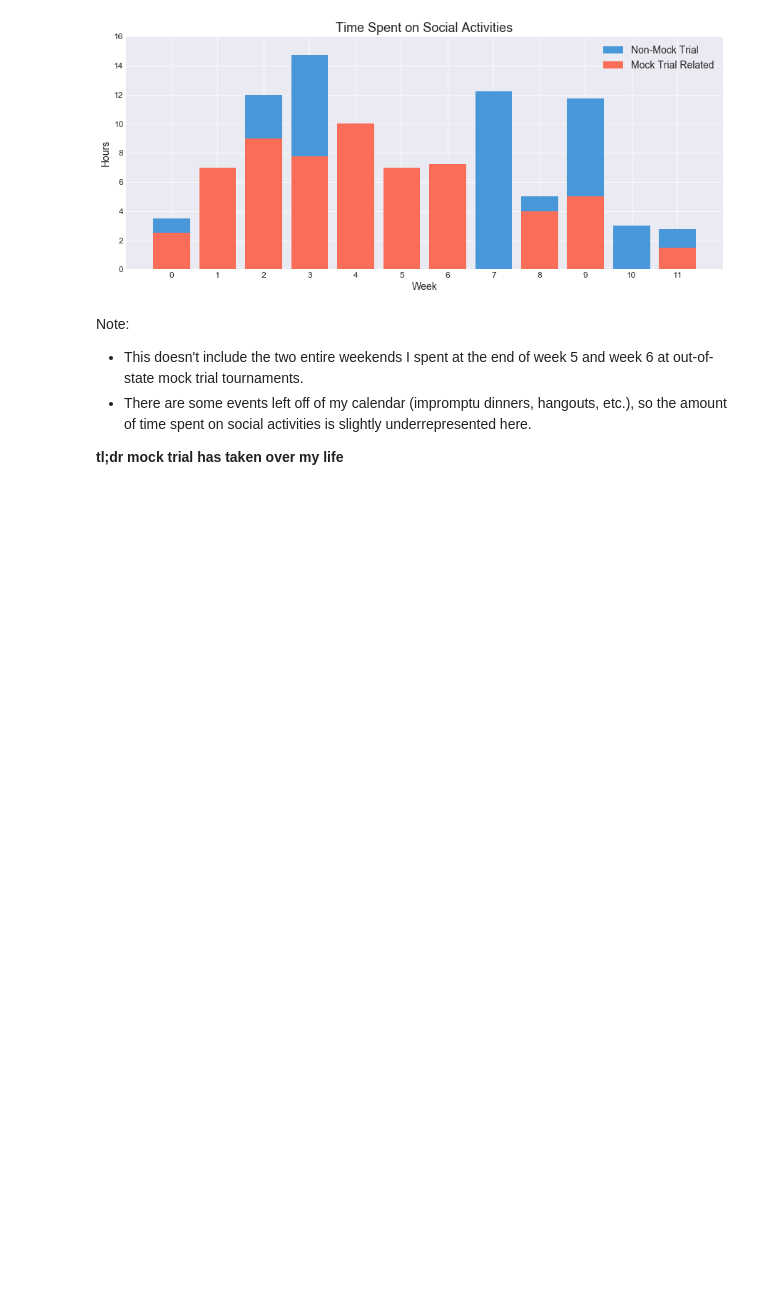
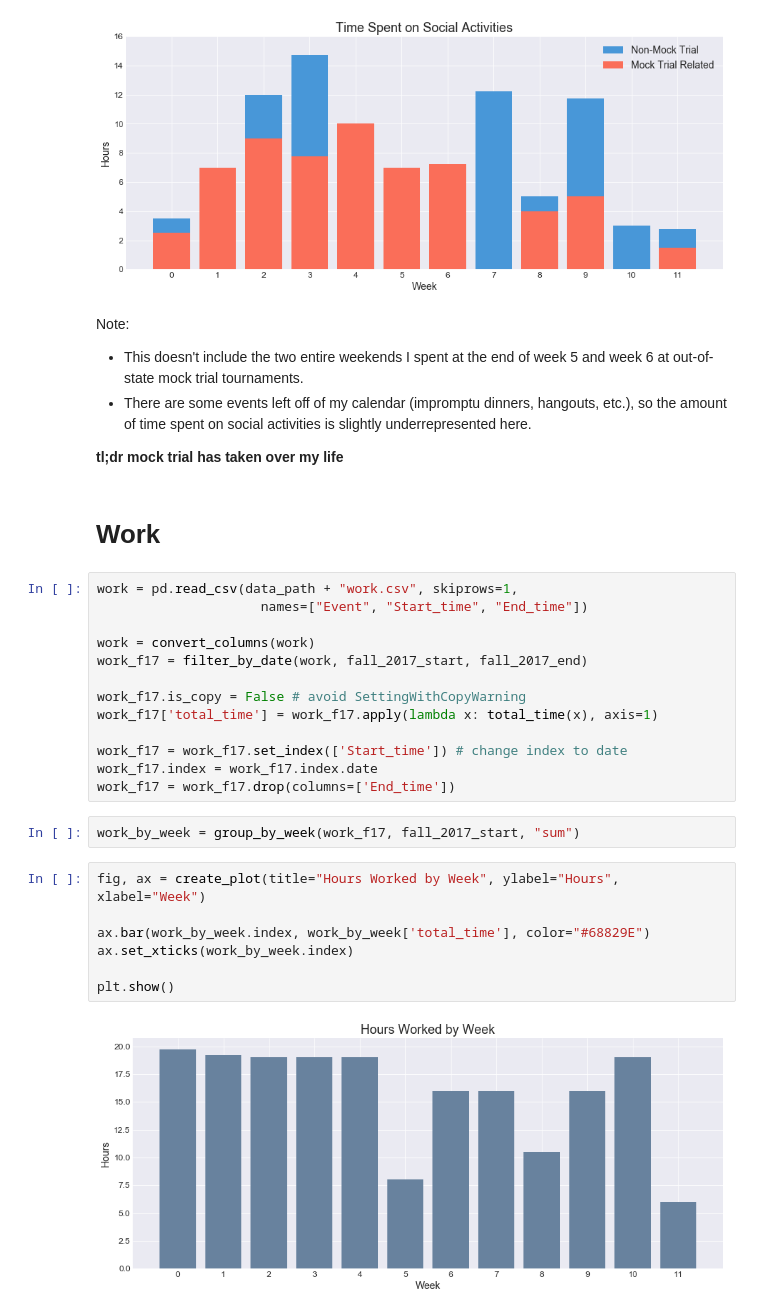
Before and after one commit to ashleyshine/ticktock, a Jupyter notebook: Tracking-Time.ipynb, the cells around one changed output. Cells and saved outputs as stored; diff of their text form; blank space fills up the shorter version.

```diff
--- a/Tracking-Time.ipynb
+++ b/Tracking-Time.ipynb
@@ -648,3 +644,29 @@ Note:
 - There are some events left off of my calendar (impromptu dinners, hangouts, etc.), so the amount of time spent on social activities is slightly underrepresented here.
 
 **tl;dr mock trial has taken over my life**
+# %% [markdown]
+# Work
+# %%
+work = pd.read_csv(data_path + "work.csv", skiprows=1,
+                     names=["Event", "Start_time", "End_time"])
+
+work = convert_columns(work)
+work_f17 = filter_by_date(work, fall_2017_start, fall_2017_end)
+
+work_f17.is_copy = False # avoid SettingWithCopyWarning
+work_f17['total_time'] = work_f17.apply(lambda x: total_time(x), axis=1)
+
+work_f17 = work_f17.set_index(['Start_time']) # change index to date
+work_f17.index = work_f17.index.date
+work_f17 = work_f17.drop(columns=['End_time'])
+# %%
+work_by_week = group_by_week(work_f17, fall_2017_start, "sum")
+# %%
+fig, ax = create_plot(title="Hours Worked by Week", ylabel="Hours", xlabel="Week")
+
+ax.bar(work_by_week.index, work_by_week['total_time'], color="#68829E")
+ax.set_xticks(work_by_week.index)
+
+plt.show()
+# %% [output]
+[figure, added]
```
Also changed, not shown: parts of 17 cells of this notebook.
